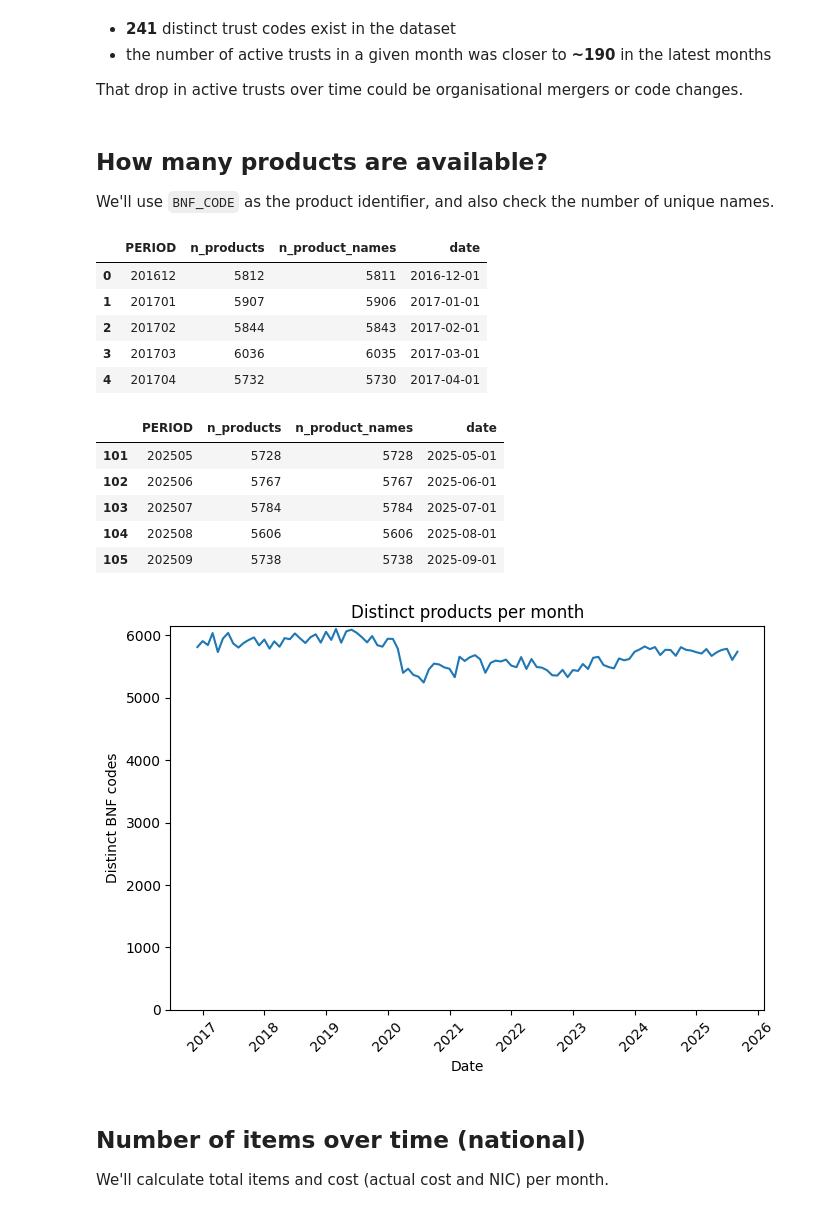
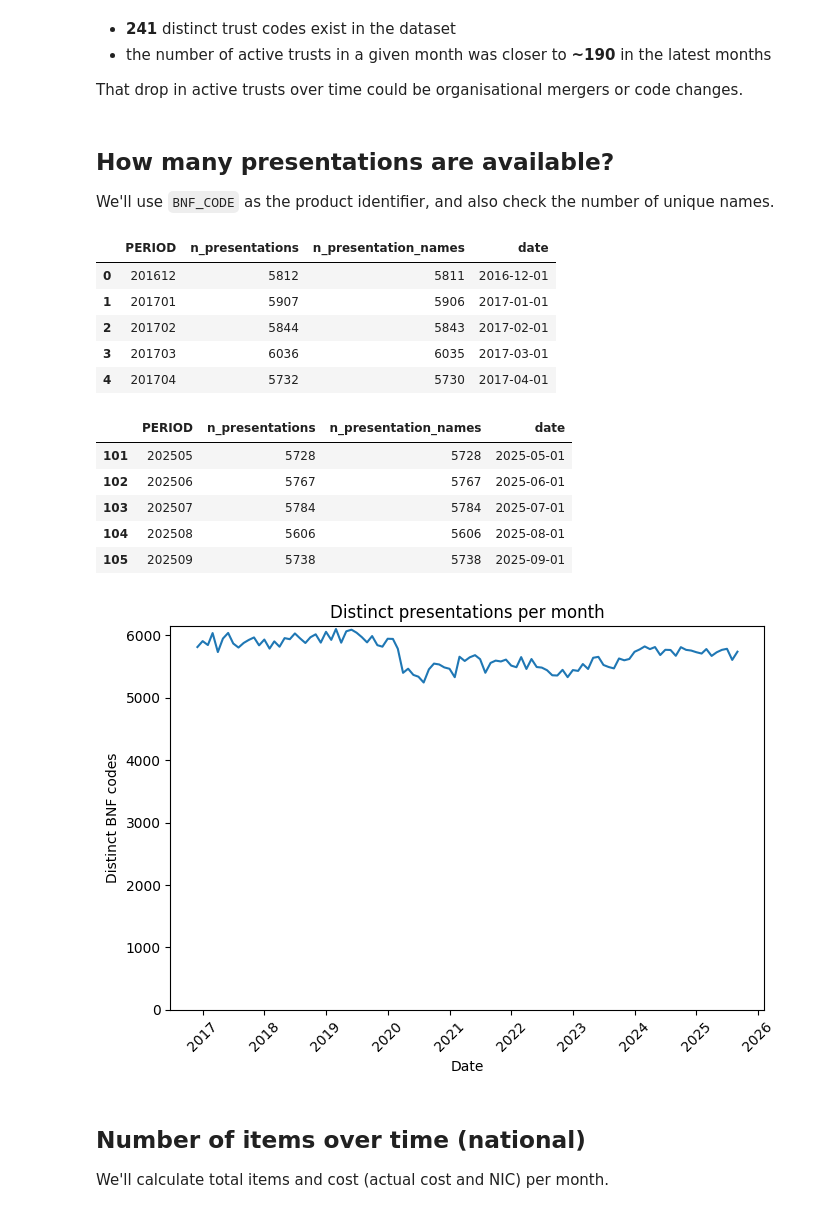
Before and after one commit to ebmdatalab/prescribing-notebooks, a Jupyter notebook: notebooks/hospital_community_rx_overview-v2.ipynb, the cells around one changed output. Drawn from its saved outputs; the diff is of its cells as text; code cells hidden in the pictures.

```diff
--- a/notebooks/hospital_community_rx_overview-v2.ipynb
+++ b/notebooks/hospital_community_rx_overview-v2.ipynb
@@ -262,52 +262,52 @@ Distinct hospital trusts overall: 241
 
 That drop in active trusts over time could be organisational mergers or code changes.
 # %% [markdown]
-## How many products are available?
+## How many presentations are available?
 
 We'll use `BNF_CODE` as the product identifier, and also check the number of unique names.
 # %%
-sql_product_counts = f'''
+sql_presentation_counts = f'''
 SELECT
   PERIOD,
-  COUNT(DISTINCT BNF_CODE) AS n_products,
-  COUNT(DISTINCT BNF_NAME) AS n_product_names
+  COUNT(DISTINCT BNF_CODE) AS n_presentations,
+  COUNT(DISTINCT BNF_NAME) AS n_presentation_names
 FROM `{TABLE_ID}`
 GROUP BY PERIOD
 ORDER BY PERIOD
 '''
-df_product_counts = bq.cached_read(
-    sql_product_counts,
-    csv_path=os.path.join(CACHE_DIR, "product_counts.csv"),
+df_presentation_counts = bq.cached_read(
+    sql_presentation_counts,
+    csv_path=os.path.join(CACHE_DIR, "presentation_counts.csv"),
 )
 # convert PERIOD to a proper datetime before plotting
-df_product_counts["date"] = pd.to_datetime(
-    df_product_counts["PERIOD"].astype(str), format="%Y%m"
+df_presentation_counts["date"] = pd.to_datetime(
+    df_presentation_counts["PERIOD"].astype(str), format="%Y%m"
 )
-display(df_product_counts.head())
-display(df_product_counts.tail())
+display(df_presentation_counts.head())
+display(df_presentation_counts.tail())
 fig, ax = plt.subplots(figsize=(7, 5))
-ax.plot(df_product_counts["date"], df_product_counts["n_products"])
+ax.plot(df_presentation_counts["date"], df_presentation_counts["n_presentations"])
 ax.set_xlabel("Date")
 ax.set_ylabel("Distinct BNF codes")
 ax.tick_params(axis="x", rotation=45)
 ax.set_ylim(bottom=0)
-ax.set_title("Distinct products per month")
+ax.set_title("Distinct presentations per month")
 plt.tight_layout()
 plt.show()
 # %% [output]
-|  | PERIOD | n_products | n_product_names | date |
+|  | PERIOD | n_presentations | n_presentation_names | date |
 | 0 | 201612 | 5812 | 5811 | 2016-12-01 |
 | 1 | 201701 | 5907 | 5906 | 2017-01-01 |
 | 2 | 201702 | 5844 | 5843 | 2017-02-01 |
 | 3 | 201703 | 6036 | 6035 | 2017-03-01 |
 | 4 | 201704 | 5732 | 5730 | 2017-04-01 |
-|  | PERIOD | n_products | n_product_names | date |
+|  | PERIOD | n_presentations | n_presentation_names | date |
 | 101 | 202505 | 5728 | 5728 | 2025-05-01 |
 | 102 | 202506 | 5767 | 5767 | 2025-06-01 |
 | 103 | 202507 | 5784 | 5784 | 2025-07-01 |
 | 104 | 202508 | 5606 | 5606 | 2025-08-01 |
 | 105 | 202509 | 5738 | 5738 | 2025-09-01 |
-[figure, old version]
+[figure, new version]
 # %% [markdown]
 ## Number of items over time (national)
 
```
Also changed, not shown: parts of 10 cells of this notebook, 12 other files.
